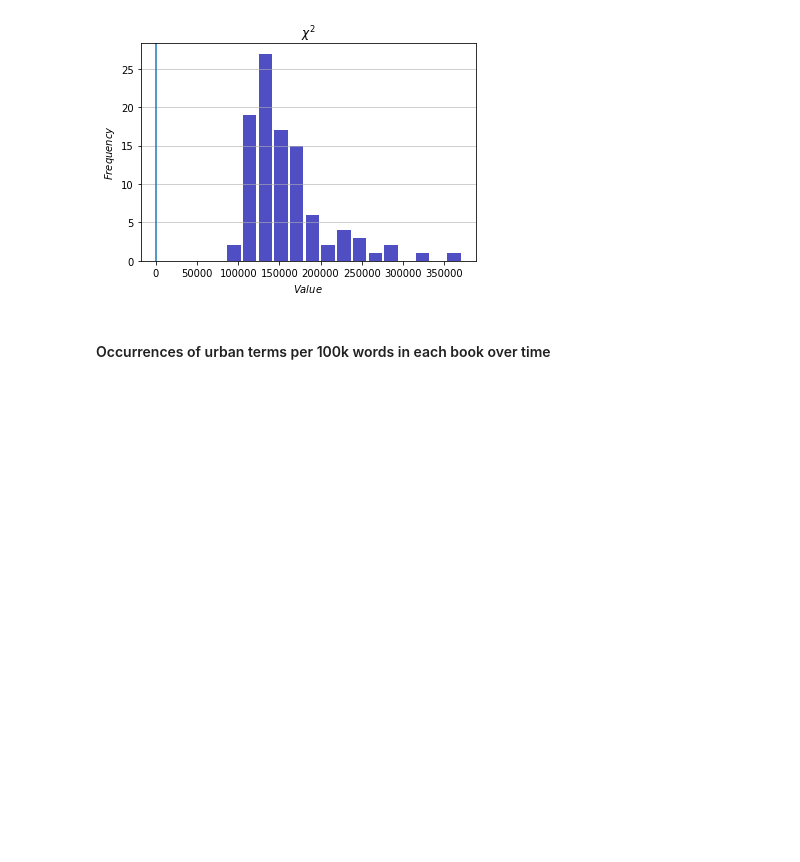
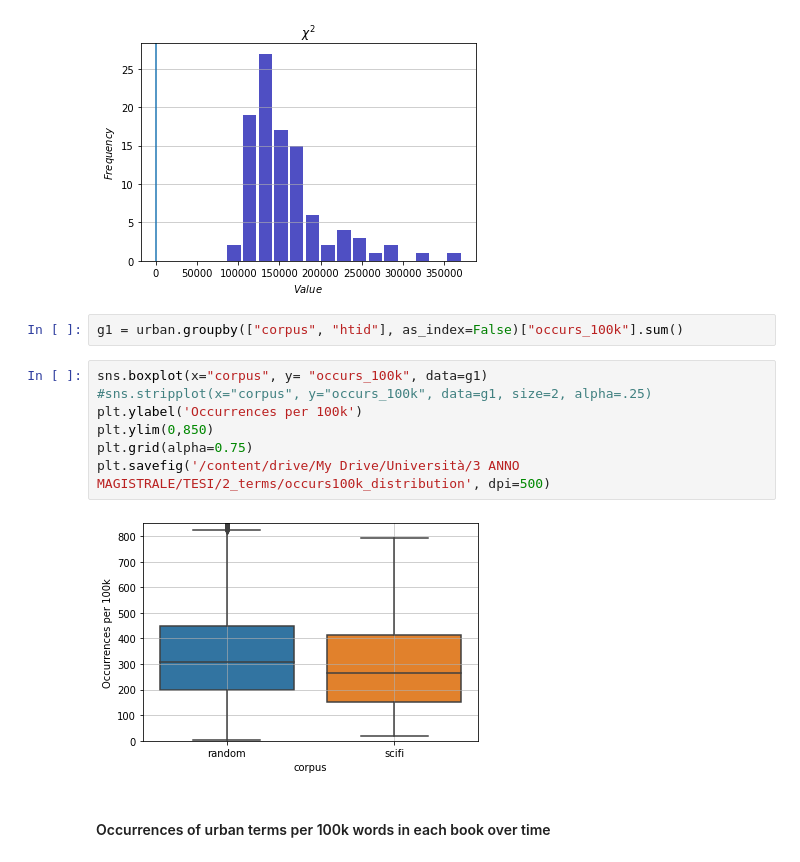
Before and after one commit to federicabologna/thesis_space_scifi, a Jupyter notebook: 3_terms/terms_stats.ipynb, the cells around one changed output. Cells and saved outputs as stored; diff of their text form; blank space fills up the shorter version.

```diff
--- a/3_terms/terms_stats.ipynb
+++ b/3_terms/terms_stats.ipynb
@@ -118,6 +95,17 @@ Ttest_indResult(statistic=-2.902297073257811, pvalue=0.003948564008509866)
 MannwhitneyuResult(statistic=2147693.5, pvalue=5.413426059379804e-06)
 votes for H1:100, and votes for H0:0
 [figure]
+# %%
+g1 = urban.groupby(["corpus", "htid"], as_index=False)["occurs_100k"].sum()
+# %%
+sns.boxplot(x="corpus", y= "occurs_100k", data=g1)
+#sns.stripplot(x="corpus", y="occurs_100k", data=g1, size=2, alpha=.25)
+plt.ylabel('Occurrences per 100k')
+plt.ylim(0,850)
+plt.grid(alpha=0.75)
+plt.savefig('/content/drive/My Drive/Università/3 ANNO MAGISTRALE/TESI/2_terms/occurs100k_distribution', dpi=500)
+# %% [output]
+[figure, added]
 # %% [markdown]
 #### Occurrences of urban terms per 100k words in each book over time
 # %%
```
Also changed, not shown: parts of 4 cells of this notebook, 1 other file.
